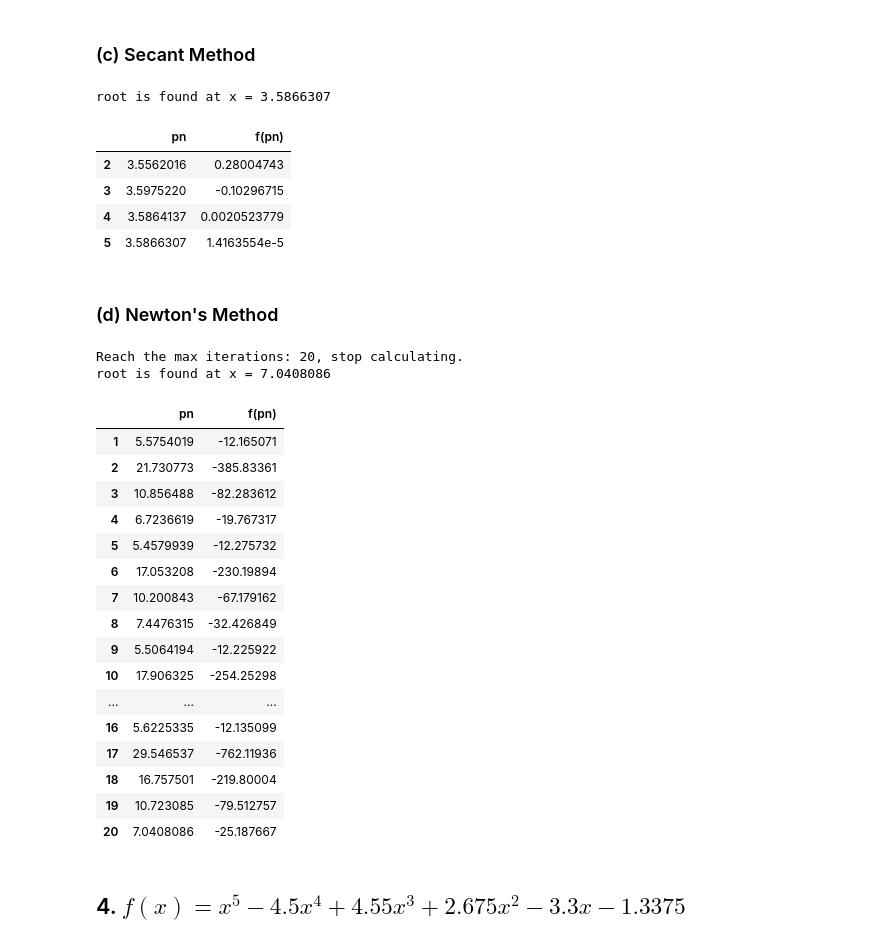
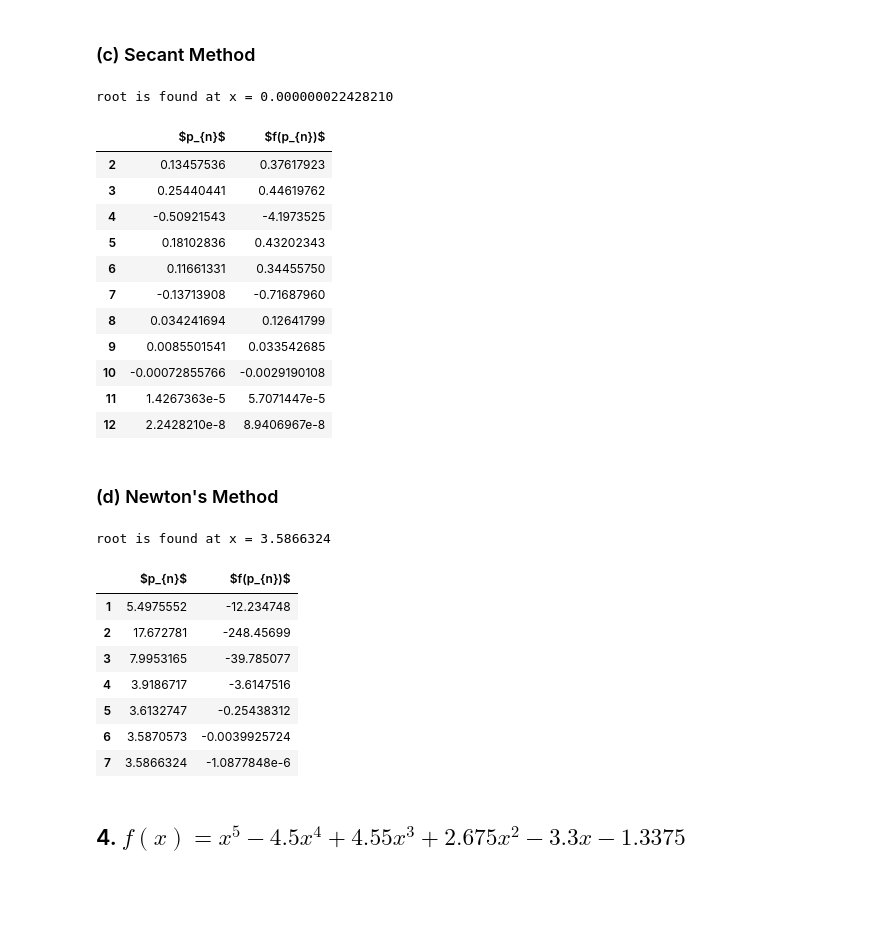
Before and after one commit to TheoKlein/106-NM-Assignment, a Jupyter notebook: Program_01/program_01.ipynb, the cells around one changed output. Saved outputs shown, nothing was run; the diff lists cells and outputs as text; code cells hidden in the pictures; blank space fills up the shorter version.

```diff
--- a/Program_01/program_01.ipynb
+++ b/Program_01/program_01.ipynb
@@ -401,43 +404,40 @@ root is found at x = 3.5866307
 ### (c) Secant Method
 # %%
 root, data = secant(f, a, b)
-table = pd.DataFrame(data, columns=['pn', 'f(pn)'])
+table = pd.DataFrame(data, columns=['$p_{n}$', '$f(p_{n})$'])
 table.index += 2
 table
 # %% [output]
-root is found at x = 3.5866307
+root is found at x = 0.000000022428210
-|  | pn | f(pn) |
-| 2 | 3.5562016 | 0.28004743 |
-| 3 | 3.5975220 | -0.10296715 |
-| 4 | 3.5864137 | 0.0020523779 |
-| 5 | 3.5866307 | 1.4163554e-5 |
+|  | $p_{n}$ | $f(p_{n})$ |
+| 2 | 0.13457536 | 0.37617923 |
+| 3 | 0.25440441 | 0.44619762 |
+| 4 | -0.50921543 | -4.1973525 |
+| 5 | 0.18102836 | 0.43202343 |
+| 6 | 0.11661331 | 0.34455750 |
+| 7 | -0.13713908 | -0.71687960 |
+| 8 | 0.034241694 | 0.12641799 |
+| 9 | 0.0085501541 | 0.033542685 |
+| 10 | -0.00072855766 | -0.0029190108 |
+| 11 | 1.4267363e-5 | 5.7071447e-5 |
+| 12 | 2.2428210e-8 | 8.9406967e-8 |
 # %% [markdown]
 ### (d) Newton's Method
 # %%
 root, data = newton(f, b)
-table = pd.DataFrame(data, columns=['pn', 'f(pn)'])
+table = pd.DataFrame(data, columns=['$p_{n}$', '$f(p_{n})$'])
 table.index += 1
 table
 # %% [output]
-Reach the max iterations: 20, stop calculating.
-root is found at x = 7.0408086
+root is found at x = 3.5866324
-|  | pn | f(pn) |
-| 1 | 5.5754019 | -12.165071 |
-| 2 | 21.730773 | -385.83361 |
-| 3 | 10.856488 | -82.283612 |
-| 4 | 6.7236619 | -19.767317 |
-| 5 | 5.4579939 | -12.275732 |
-| 6 | 17.053208 | -230.19894 |
-| 7 | 10.200843 | -67.179162 |
-| 8 | 7.4476315 | -32.426849 |
-| 9 | 5.5064194 | -12.225922 |
-| 10 | 17.906325 | -254.25298 |
-| ... | ... | ... |
-| 16 | 5.6225335 | -12.135099 |
-| 17 | 29.546537 | -762.11936 |
-| 18 | 16.757501 | -219.80004 |
-| 19 | 10.723085 | -79.512757 |
-| 20 | 7.0408086 | -25.187667 |
+|  | $p_{n}$ | $f(p_{n})$ |
+| 1 | 5.4975552 | -12.234748 |
+| 2 | 17.672781 | -248.45699 |
+| 3 | 7.9953165 | -39.785077 |
+| 4 | 3.9186717 | -3.6147516 |
+| 5 | 3.6132747 | -0.25438312 |
+| 6 | 3.5870573 | -0.0039925724 |
+| 7 | 3.5866324 | -1.0877848e-6 |
 # %% [markdown]
 ## 4. $f(x) = x^5 - 4.5x^4 + 4.55x^3 + 2.675x^2 -3.3x-1.3375$
 # %%
```
Also changed, not shown: parts of 18 cells of this notebook.
